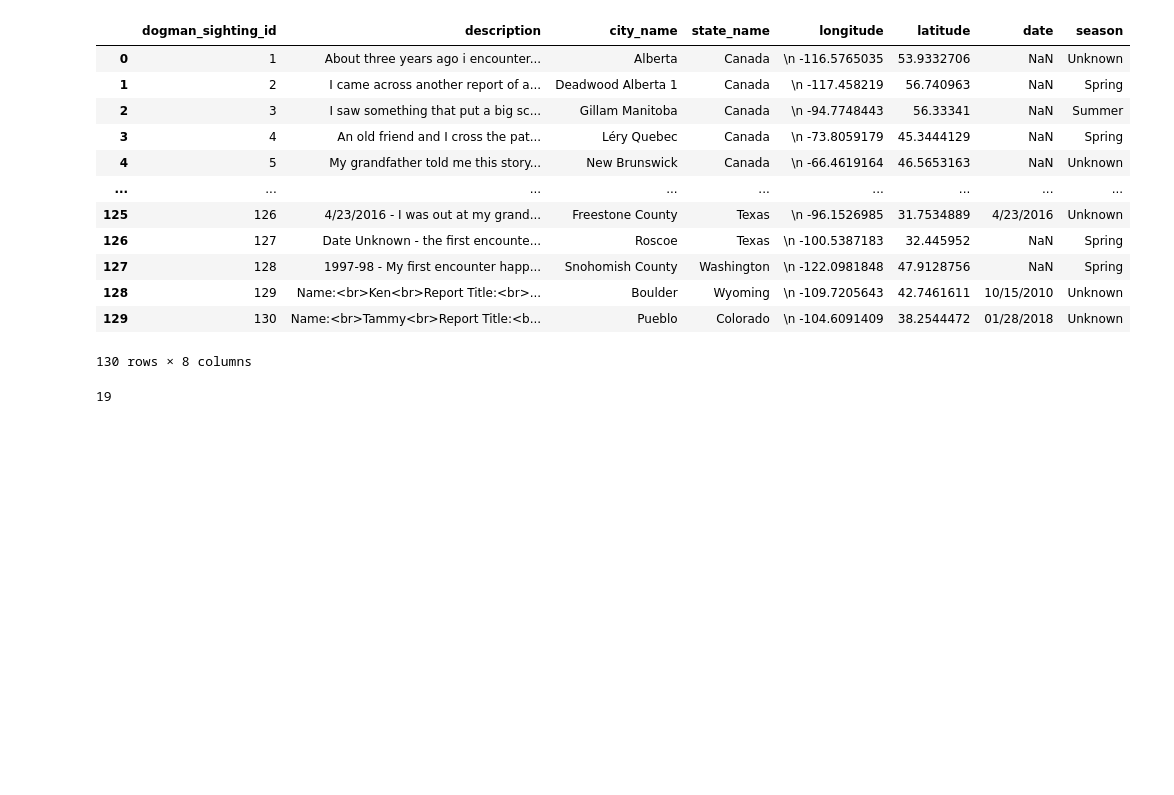
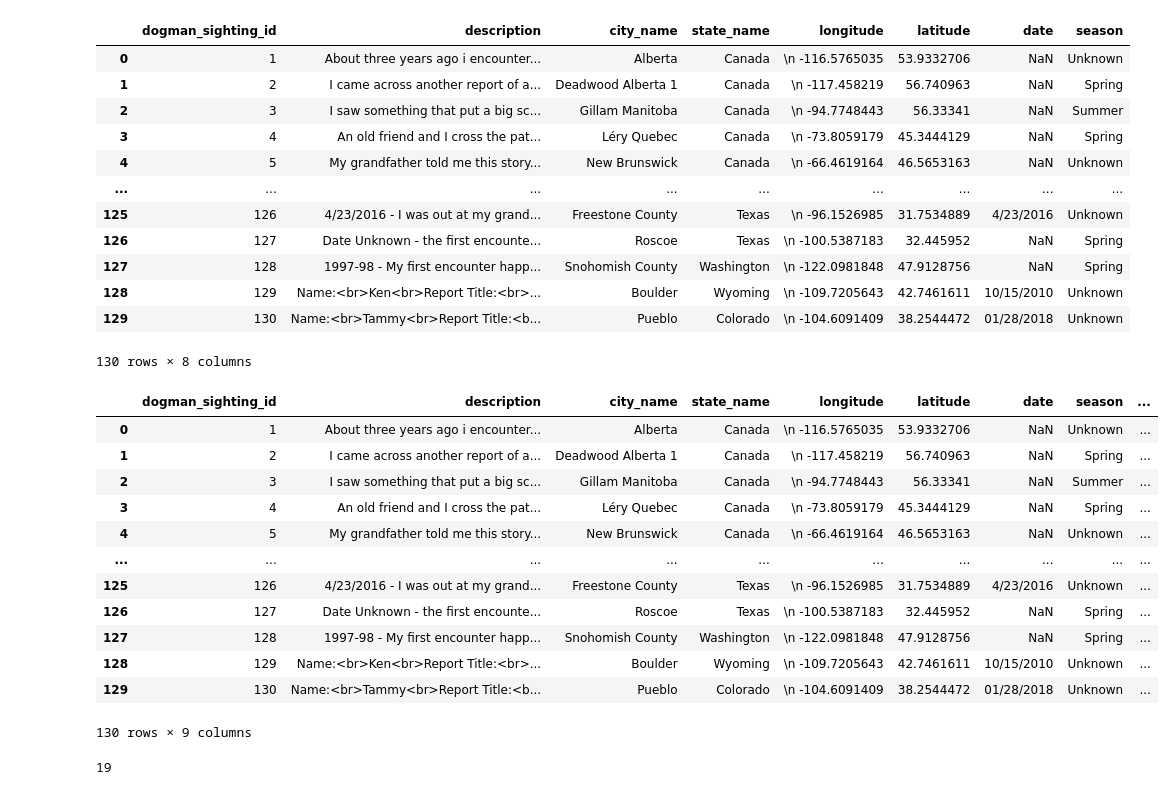
Before and after one commit to ryann1004/Capstone_RobertYann, a Jupyter notebook: Notebooks/Capstone_RY.ipynb, the cells around one changed output. Saved outputs shown, nothing was run; the diff lists cells and outputs as text; code cells hidden in the pictures; blank space fills up the shorter version.

```diff
--- a/Notebooks/Capstone_RY.ipynb
+++ b/Notebooks/Capstone_RY.ipynb
@@ -1160,6 +1160,22 @@ victims_coords['location_id'] = range(1, 1 + len(victims_coords))
 bfro_locations['location_id'] = range(1, 1 + len(bfro_locations))
 dogman_sightings['location_id'] = range(1, 1 + len(dogman_sightings))
 updated_us_cave_systems['location_id'] = range(1, 1 + len(updated_us_cave_systems))
+# %%
+dogman_sightings
+# %% [output]
+|  | dogman_sighting_id | description | city_name | state_name | longitude | latitude | date | season | ... |
+| 0 | 1 | About three years ago i encounter... | Alberta | Canada | \n -116.5765035 | 53.9332706 | NaN | Unknown | ... |
+| 1 | 2 | I came across another report of a... | Deadwood Alberta 1 | Canada | \n -117.458219 | 56.740963 | NaN | Spring | ... |
+| 2 | 3 | I saw something that put a big sc... | Gillam Manitoba | Canada | \n -94.7748443 | 56.33341 | NaN | Summer | ... |
+| 3 | 4 | An old friend and I cross the pat... | Léry Quebec | Canada | \n -73.8059179 | 45.3444129 | NaN | Spring | ... |
+| 4 | 5 | My grandfather told me this story... | New Brunswick | Canada | \n -66.4619164 | 46.5653163 | NaN | Unknown | ... |
+| ... | ... | ... | ... | ... | ... | ... | ... | ... | ... |
+| 125 | 126 | 4/23/2016 - I was out at my grand... | Freestone County | Texas | \n -96.1526985 | 31.7534889 | 4/23/2016 | Unknown | ... |
+| 126 | 127 | Date Unknown - the first encounte... | Roscoe | Texas | \n -100.5387183 | 32.445952 | NaN | Spring | ... |
+| 127 | 128 | 1997-98 - My first encounter happ... | Snohomish County | Washington | \n -122.0981848 | 47.9128756 | NaN | Spring | ... |
+| 128 | 129 | Name:<br>Ken<br>Report Title:<br>... | Boulder | Wyoming | \n -109.7205643 | 42.7461611 | 10/15/2010 | Unknown | ... |
+| 129 | 130 | Name:<br>Tammy<br>Report Title:<b... | Pueblo | Colorado | \n -104.6091409 | 38.2544472 | 01/28/2018 | Unknown | ... |
+130 rows × 9 columns
 # %%
 
 # Step 1: Establish a connection to the SQLite database
```
Also changed, not shown: parts of 4 cells of this notebook, 1 other file.
